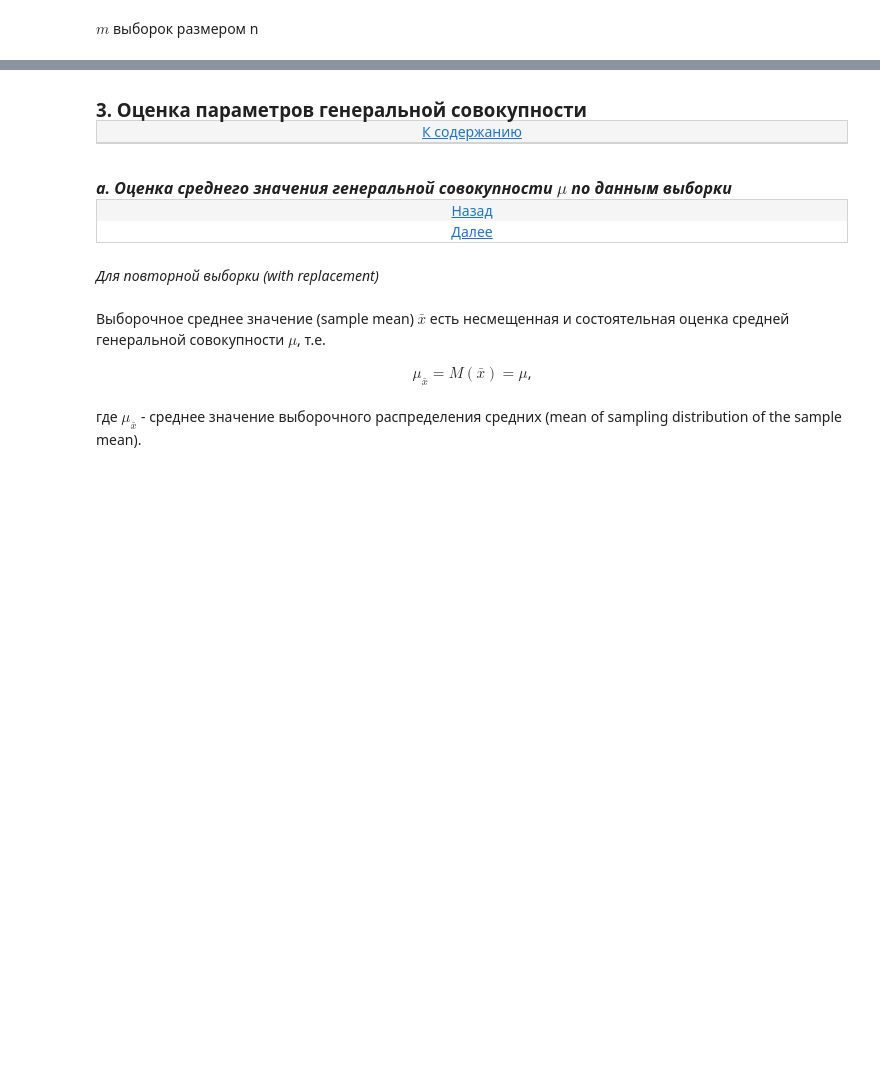
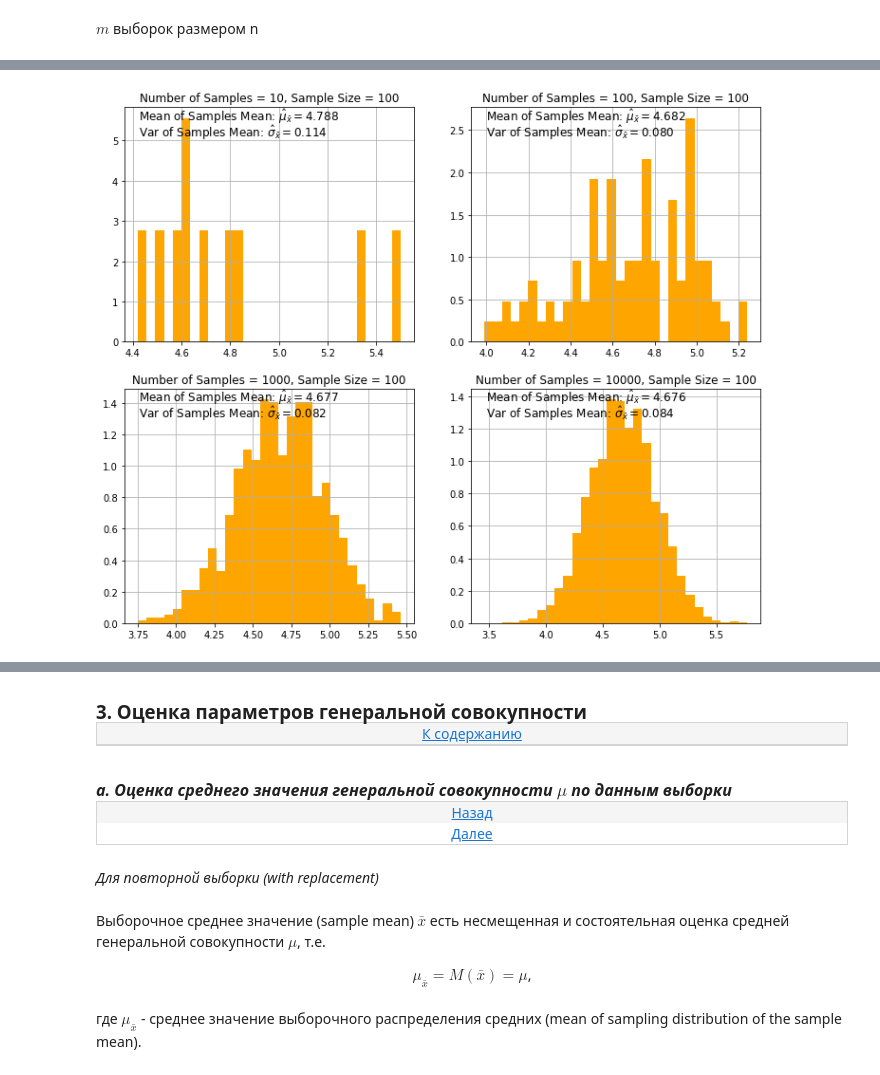
Before and after one commit to MLMethods/Practice, a Jupyter notebook: notebooks/C4_Statistics.ipynb, the cells around one changed output, grey strips where cells are left out. Cells and saved outputs as stored; diff of their text form; code cells hidden in the pictures; blank space fills up the shorter version.

```diff
--- a/notebooks/C4_Statistics.ipynb
+++ b/notebooks/C4_Statistics.ipynb
@@ -214,24 +243,19 @@ xm
 # %%
-def plotGr_MyDMean(myd, num, n):
-    plt.subplot(2,2,num)
-
-    plt.title("Number of Samples = "+str(10**(num))+", Sample Size = "+str(n))
-    plt.annotate(r'Mean of Samples Mean: $\hat{\mu}_{\bar{x}}$ = ' +  str(np.mean(myd)),
+def plot_means(distr, num_samples, sample_size, plot_id):
+    plt.subplot(2,2,plot_id)
+    plt.title(("Number of Samples = %d, Sample Size = %d") % (num_samples, sample_size))
+    plt.annotate("Mean of Samples Mean: $\\hat{\mu}_{\\bar{x}} = %.3f$" %  np.mean(distr),
                  (0.05,0.95), fontsize=12, xycoords='axes fraction')
-    plt.annotate(r'Var of Samples Mean: $\hat{\sigma}_{\bar{x}}$ = ' +  str(np.var(myd)),
-                 (0.05,0.90), fontsize=12, xycoords='axes fraction')
-    plt.hist(myd, 30, color="orange", normed=True)
-    #plt.plot(x, myDistr.pmf(x),"go-")
+    plt.annotate("Var of Samples Mean: $\\hat{\\sigma}_{\\bar{x}} = %.3f$" % np.var(distr),
+                 (0.05,0.88), fontsize=12, xycoords='axes fraction')
+    plt.hist(distr, 30, color="orange", density=True)
     plt.grid(True)
-
-myMeands = [[myDistr.rvs(size=n).mean() for _ in range(10**i)] for i in range(1,5)]
-plt.figure(1, figsize=[12,10])
-[plotGr_MyDMean(myMeands[i-1], i, n) for i in range(1, 5)]
-plt.show()
 # %%
 n = 100
 
-myMeands = [[myDistr.rvs(size=n).mean() for _ in range(10**i)] for i in range(1,5)]
+sample_means = [[distribution.rvs(size=n).mean() for _ in range(10**i)] for i in range(1,5)]
 plt.figure(1, figsize=[12,10])
-[plotGr_MyDMean(myMeands[i-1], i, n) for i in range(1, 5)]
+[plot_means(sample_means[i-1], 10**i, n, i) for i in range(1, 5)]
 plt.show()
+# %% [output]
+[figure, added]
```
Also changed, not shown: parts of 99 cells of this notebook.
